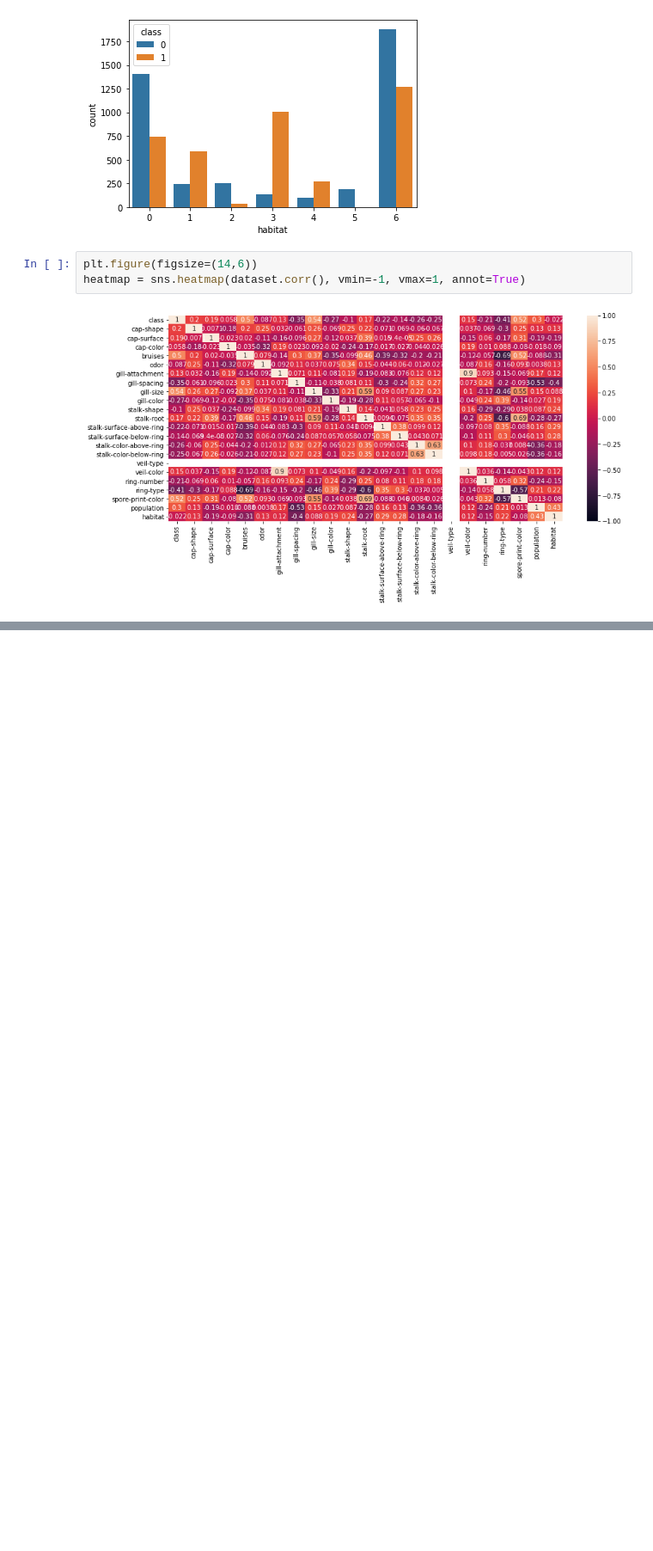
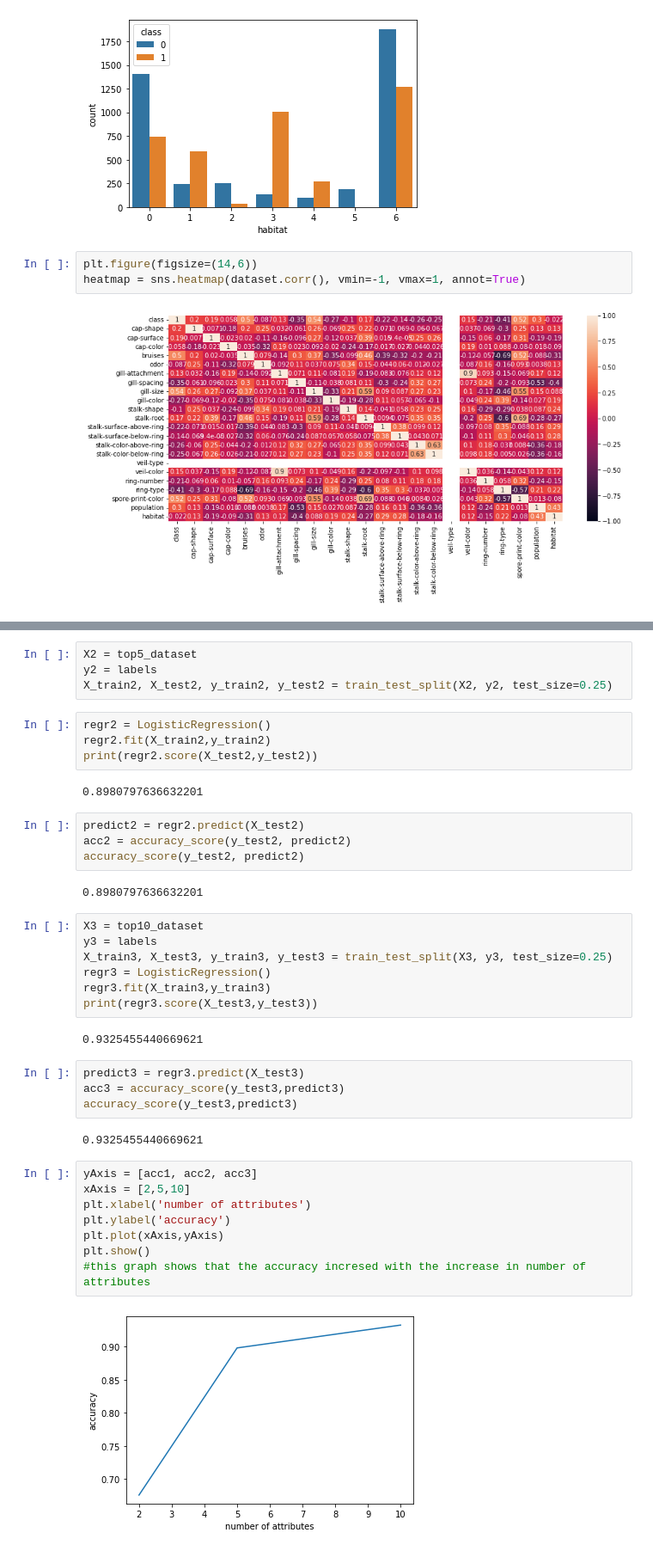
Before and after one commit to jagmeet18/DataMining, a Jupyter notebook: practice_notebook.ipynb, the cells around one changed output, grey strips where cells are left out. Shown at 86% size. Cells and saved outputs as stored; diff of their text form; blank space fills up the shorter version.

Commit message:
updated the notebook with logistic regression model and acc vs attribute graph

```diff
--- a/practice_notebook.ipynb
+++ b/practice_notebook.ipynb
@@ -406,0 +426,41 @@ KNeighborsClassifier(n_neighbors=1)
+# %%
+X2 = top5_dataset
+y2 = labels
+X_train2, X_test2, y_train2, y_test2 = train_test_split(X2, y2, test_size=0.25)
+# %%
+regr2 = LogisticRegression()
+regr2.fit(X_train2,y_train2)
+print(regr2.score(X_test2,y_test2))
+# %% [output]
+0.8980797636632201
+# %%
+predict2 = regr2.predict(X_test2)
+acc2 = accuracy_score(y_test2, predict2)
+accuracy_score(y_test2, predict2)
+# %% [output]
+0.8980797636632201
+# %%
+X3 = top10_dataset
+y3 = labels
+X_train3, X_test3, y_train3, y_test3 = train_test_split(X3, y3, test_size=0.25)
+regr3 = LogisticRegression()
+regr3.fit(X_train3,y_train3)
+print(regr3.score(X_test3,y_test3))
+# %% [output]
+0.9325455440669621
+# %%
+predict3 = regr3.predict(X_test3)
+acc3 = accuracy_score(y_test3,predict3)
+accuracy_score(y_test3,predict3)
+# %% [output]
+0.9325455440669621
+# %%
+yAxis = [acc1, acc2, acc3]
+xAxis = [2,5,10]
+plt.xlabel('number of attributes')
+plt.ylabel('accuracy')
+plt.plot(xAxis,yAxis)
+plt.show()
+#this graph shows that the accuracy incresed with the increase in number of attributes
+# %% [output]
+[figure, added]
```
Also changed, not shown: parts of 11 cells of this notebook.
